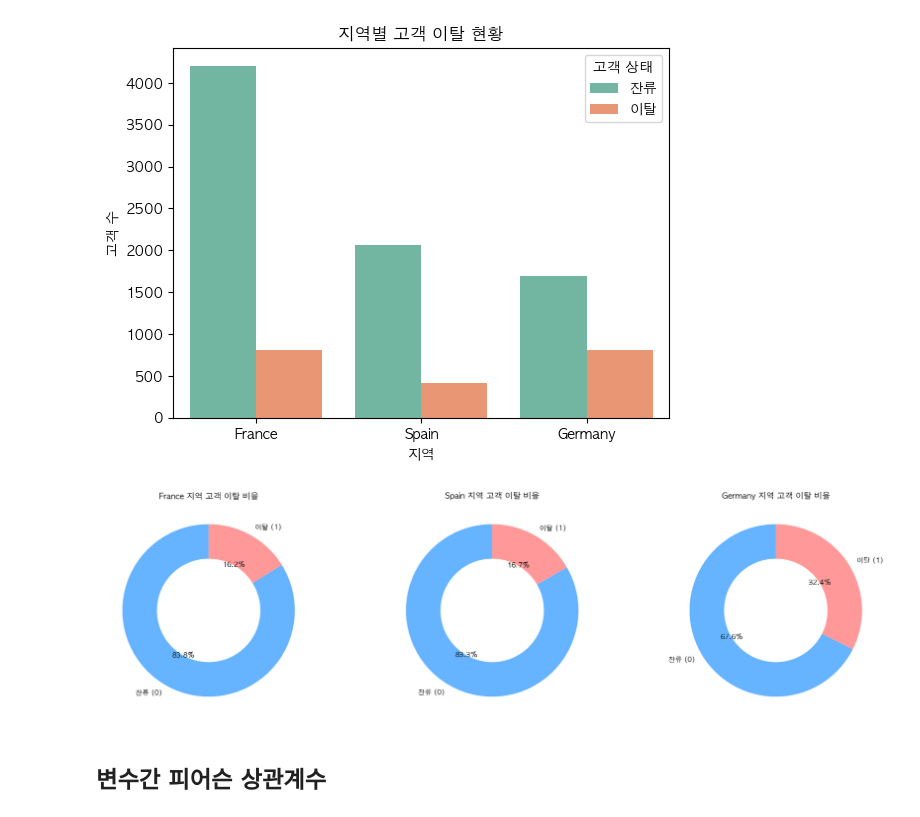
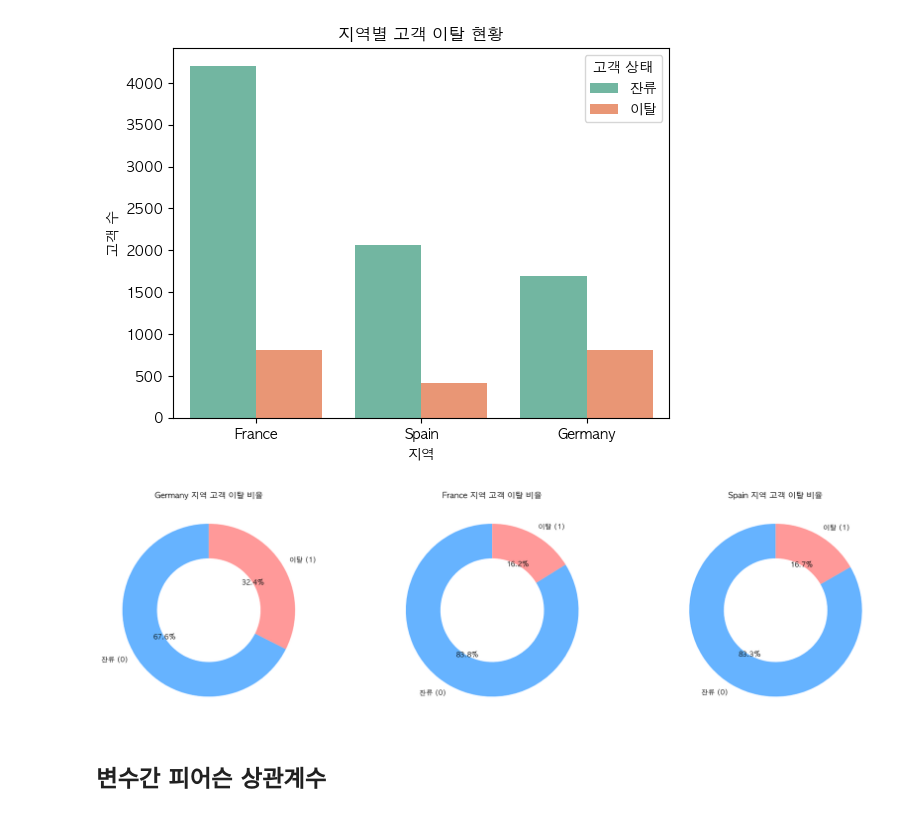
Before and after one commit to teolex/SKN14-2nd-2Team, a Jupyter notebook: KimJunGi/eda_jungi.ipynb, the cells around one changed output. Saved outputs shown, nothing was run; the diff lists cells and outputs as text; code cells hidden in the pictures.

```diff
--- a/KimJunGi/eda_jungi.ipynb
+++ b/KimJunGi/eda_jungi.ipynb
@@ -77,33 +129,33 @@ plt.show()
 # %% [output]
 [figure]
 # %%
-geos = df['Geography'].unique()  # ['France', 'Germany', 'Spain']
+geos = ['Germany', 'France', 'Spain']
 colors = ['#66b3ff', '#ff9999']  # 0=잔류(파랑), 1=이탈(빨강)
 
 plt.figure(figsize=(18, 5))
 
 for i, geo in enumerate(geos):
     plt.subplot(1, 3, i+1)
 
     # 해당 지역의 Exited 값 비율 계산
     geo_counts = df[df['Geography'] == geo]['Exited'].value_counts(normalize=True).sort_index()
     labels = ['잔류 (0)', '이탈 (1)']
 
     plt.pie(
         geo_counts,
         labels=labels,
         autopct='%1.1f%%',
         startangle=90,
         colors=colors,
         wedgeprops={'width': 0.4}  # 도넛 모양
     )
 
     plt.title(f'{geo} 지역 고객 이탈 비율')
 
 plt.tight_layout()
 plt.show()
 # %% [output]
-[figure, old version]
+[figure, new version]
 # %% [markdown]
 ## 변수간 피어슨 상관계수
 # %%
```
Also changed, not shown: parts of 3 cells of this notebook, 16 other files.
